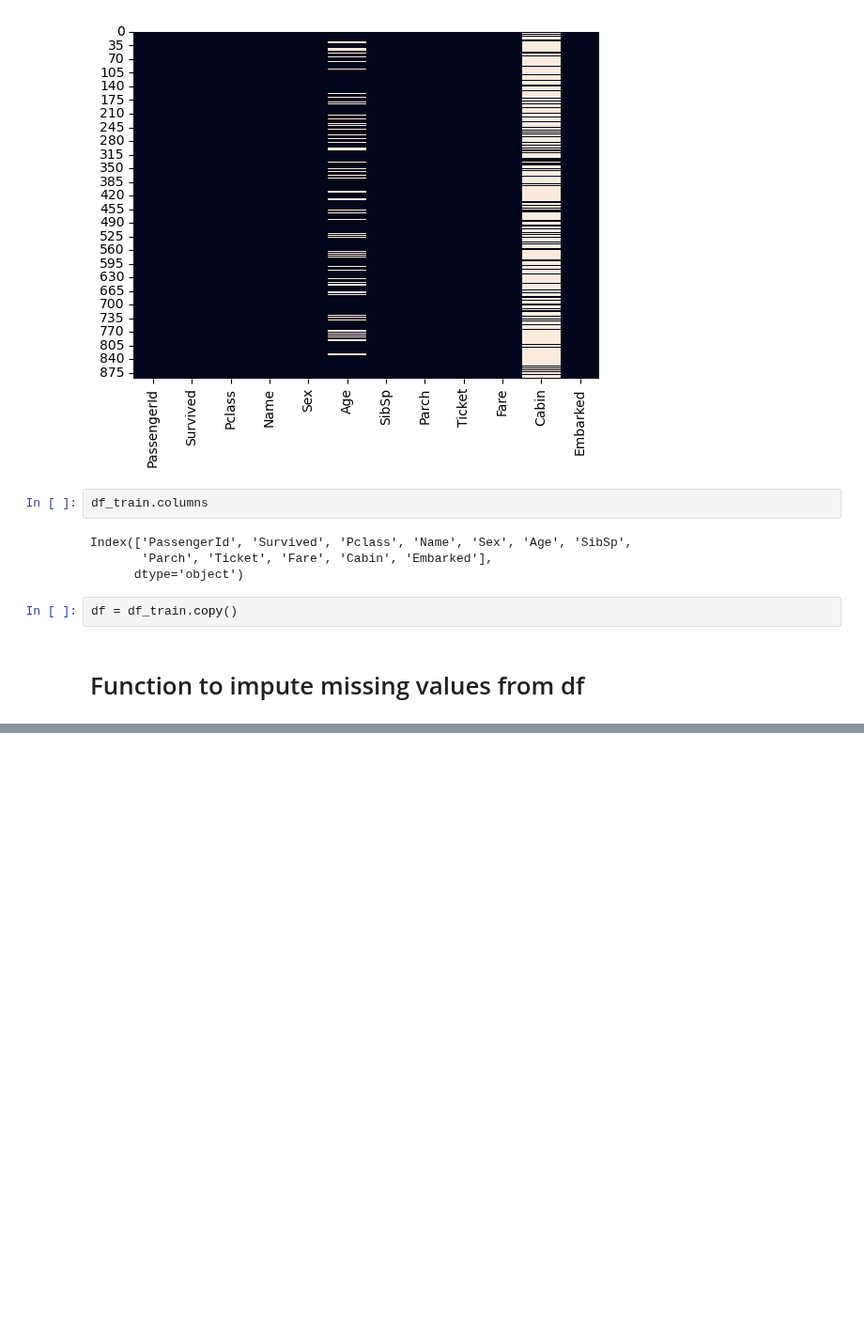
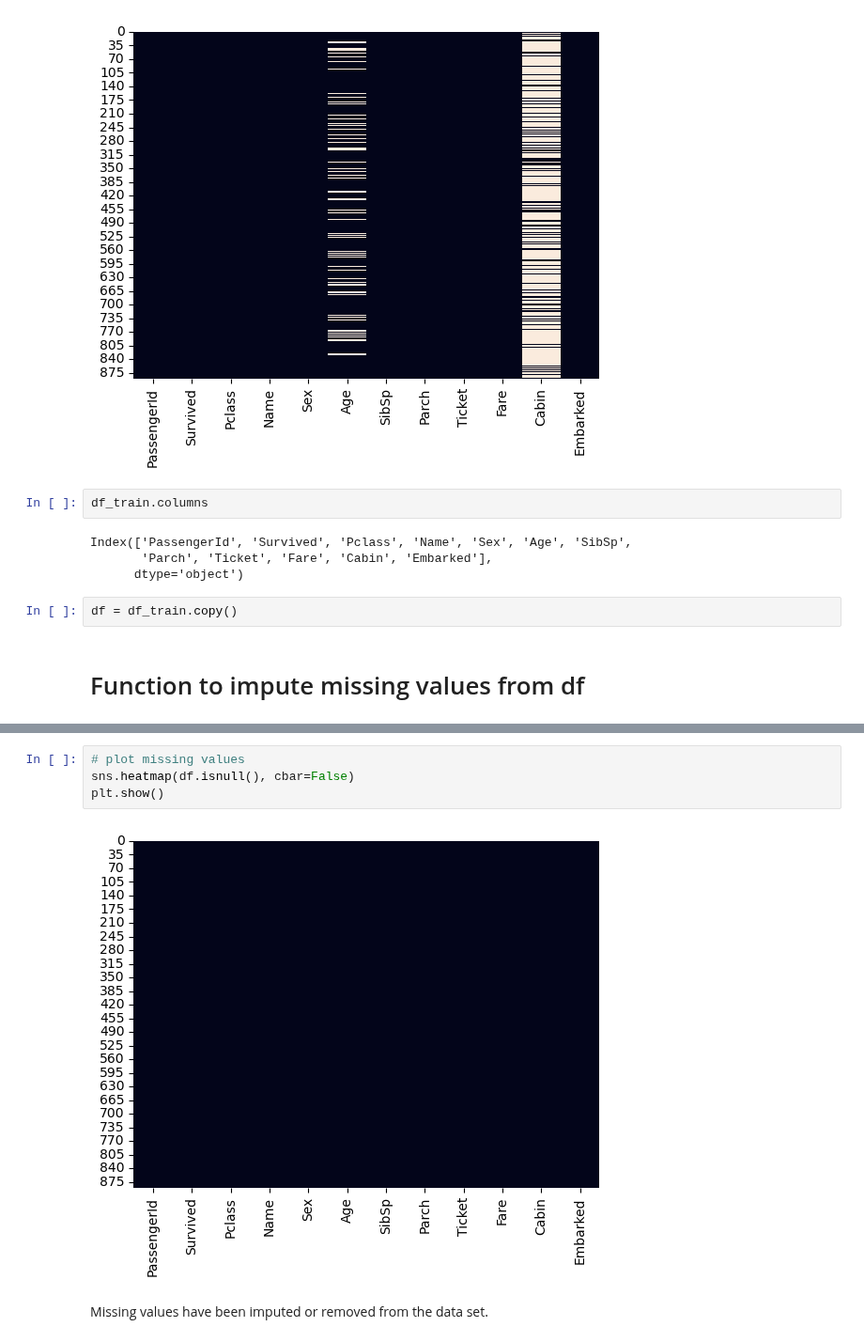
Before and after one commit to AammarTufail/six-months_python_for_data_science-mentorship-program, a Jupyter notebook: 00_projects/02_titanic_kaggle_competition/titanic_kaggle.ipynb, the cells around one changed output, grey strips where cells are left out. Shown at 94% size. Saved outputs shown, nothing was run; the diff lists cells and outputs as text; blank space fills up the shorter version.

```diff
--- a/00_projects/02_titanic_kaggle_competition/titanic_kaggle.ipynb
+++ b/00_projects/02_titanic_kaggle_competition/titanic_kaggle.ipynb
@@ -266,0 +293,8 @@ for col in missing_data_cols:
+# %%
+# plot missing values
+sns.heatmap(df.isnull(), cbar=False)
+plt.show()
+# %% [output]
+[figure, added]
+# %% [markdown]
+Missing values have been imputed or removed from the data set.
```
Also changed, not shown: parts of 7 cells of this notebook.
